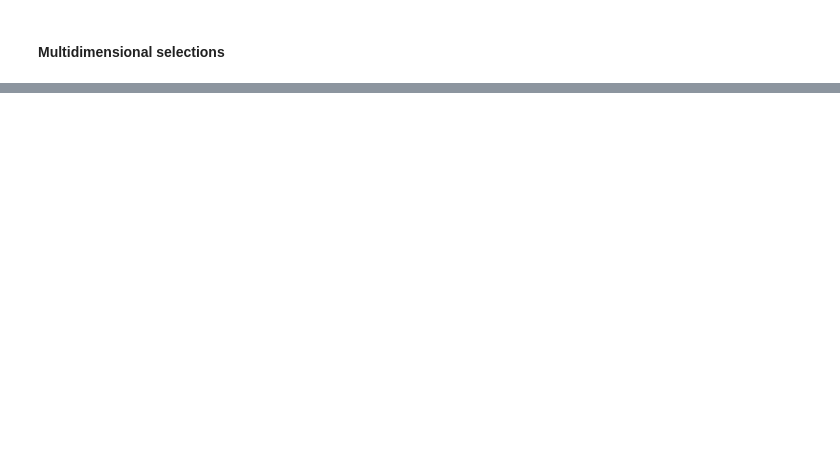
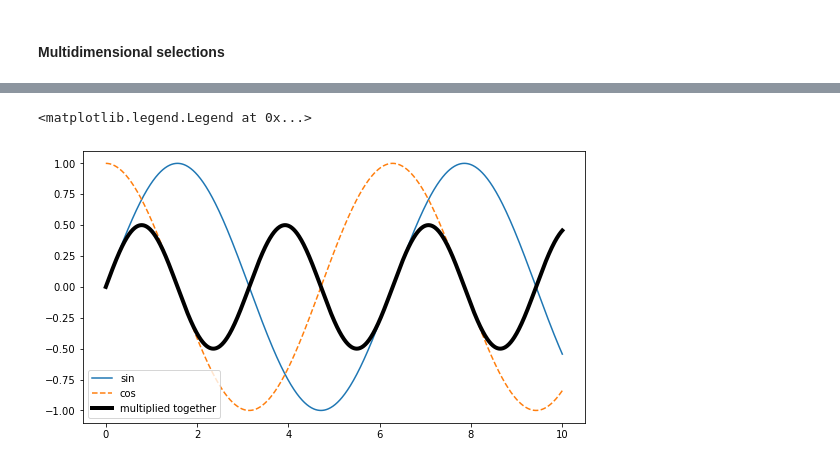
Before and after one commit to Hekstra-Lab/scientific-python-bootcamp, a Jupyter notebook: day1/Day1.ipynb, the cells around one changed output, grey strips where cells are left out. Cells and saved outputs as stored; diff of their text form; code cells hidden in the pictures; blank space fills up the shorter version.

```diff
--- a/day1/Day1.ipynb
+++ b/day1/Day1.ipynb
@@ -658,0 +714,14 @@ Hint: Your `steps` array should have shape (time_steps, walkers, 2)
+# %%
+plt.figure(figsize=(9,5))
+x = np.linspace(0, 10, 1000)
+x2 = np.linspace(0, 10, 1000)
+
+plt.plot(x, np.sin(x), label='sin')
+plt.plot(x2, np.cos(x2), '--', label='cos')
+
+multiplied = np.sin(x) * np.cos(x2)
+plt.plot(x2, multiplied, label='multiplied together', color='black', linewidth=4)
+plt.legend()
+# %% [output]
+<matplotlib.legend.Legend at 0x...>
+[figure, added]
```
Also changed, not shown: parts of 186 cells of this notebook, 1 other file.
